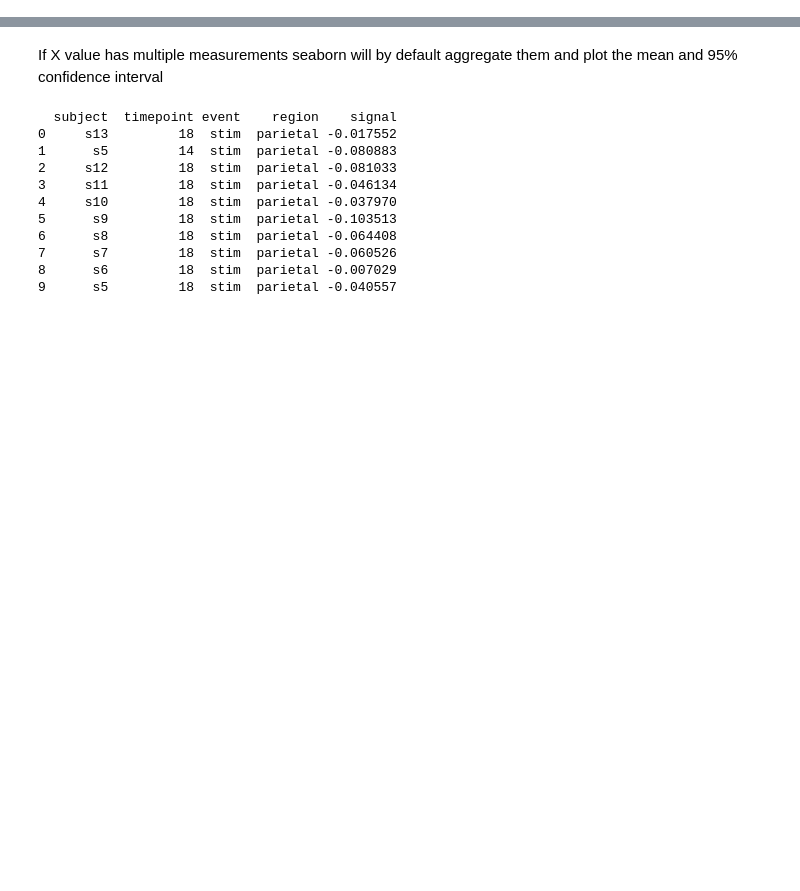
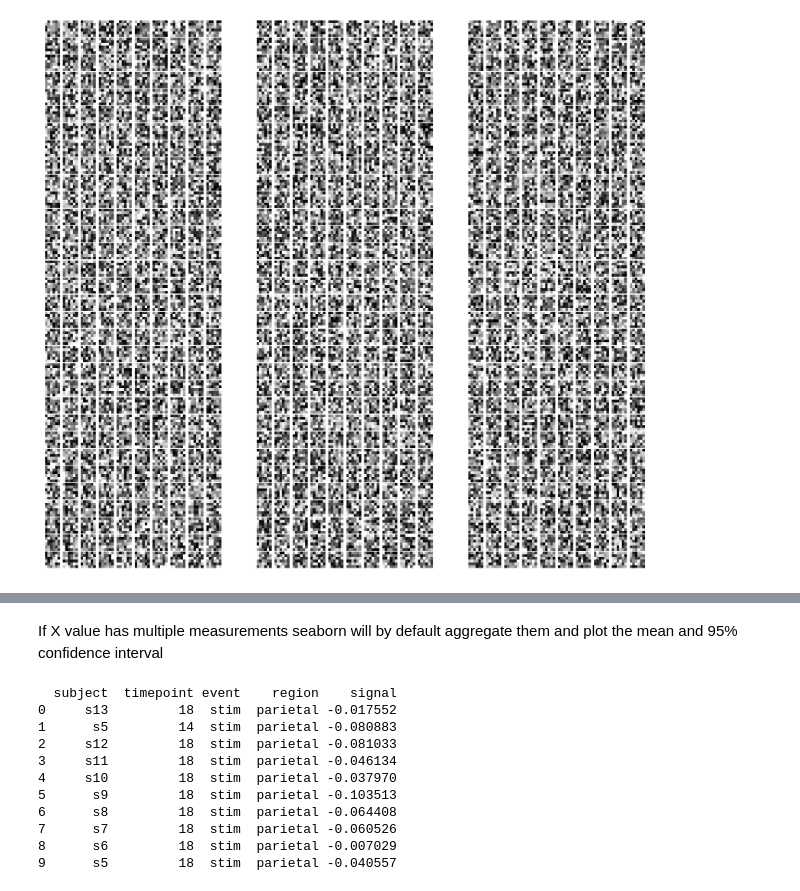
Before and after one commit to Amuoeba/CapsuleNetwork, a Jupyter notebook: PyTorchTest/MatplotLib tutorial.ipynb, the cells around one changed output, grey strips where cells are left out. Cells and saved outputs as stored; diff of their text form; code cells hidden in the pictures; blank space fills up the shorter version.

```diff
--- a/PyTorchTest/MatplotLib tutorial.ipynb
+++ b/PyTorchTest/MatplotLib tutorial.ipynb
@@ -63,0 +146,32 @@ Index: []
+# %%
+import matplotlib.pyplot as plt
+import matplotlib.image as mpimg
+import numpy as np
+from matplotlib import gridspec
+#da = np.array([np.random.uniform(-1,3,6) for _ in range(6)])
+
+#imgplot = plt.imshow(da,cmap="binary")
+
+cols = 10
+rows = 32
+iterations = 3
+
+fig = plt.figure(figsize=(32, 30))
+
+
+
+outer_gs = gridspec.GridSpec(1,3)
+
+for k in range(iterations):
+    gs = gridspec.GridSpecFromSubplotSpec(rows, cols,
+         wspace=0.2, hspace=0.05,subplot_spec=outer_gs[k])
+    for i in range(rows):
+        for j in range(cols):
+            da = np.array([np.random.uniform(-1,3,6) for _ in range(6)])
+            ax= plt.subplot(gs[i,j])
+            ax.imshow(da,cmap="binary",aspect='auto')
+            ax.axis("off")
+#plt.show()
+plt.savefig('/home/erik/Desktop/image.jpg')
+# %% [output]
+[figure, added]
```
Also changed, not shown: parts of 13 cells of this notebook, 33 other files.
